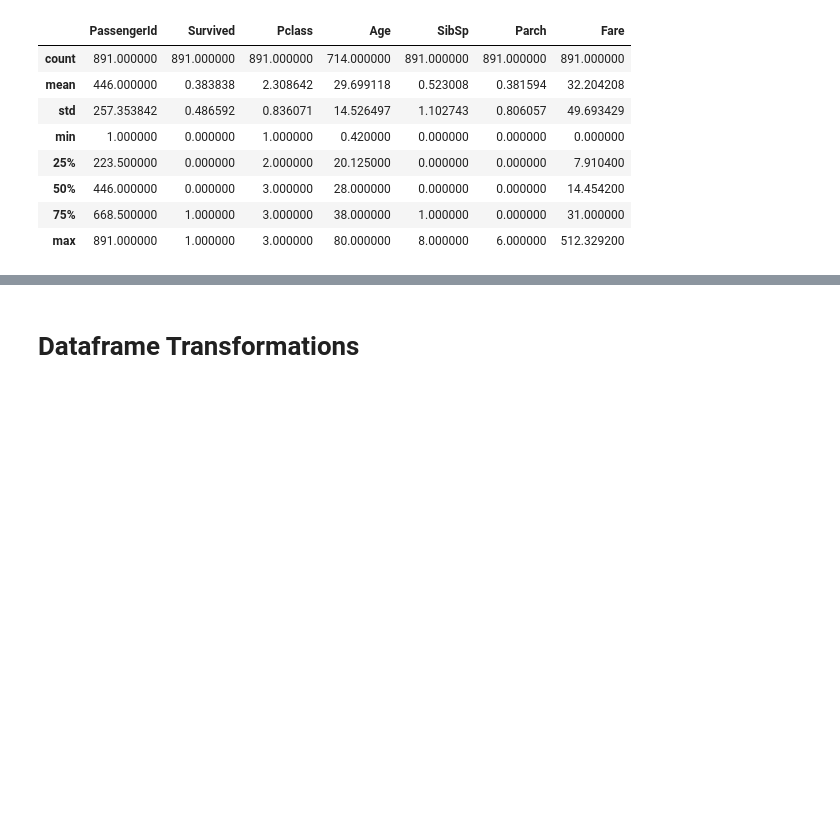
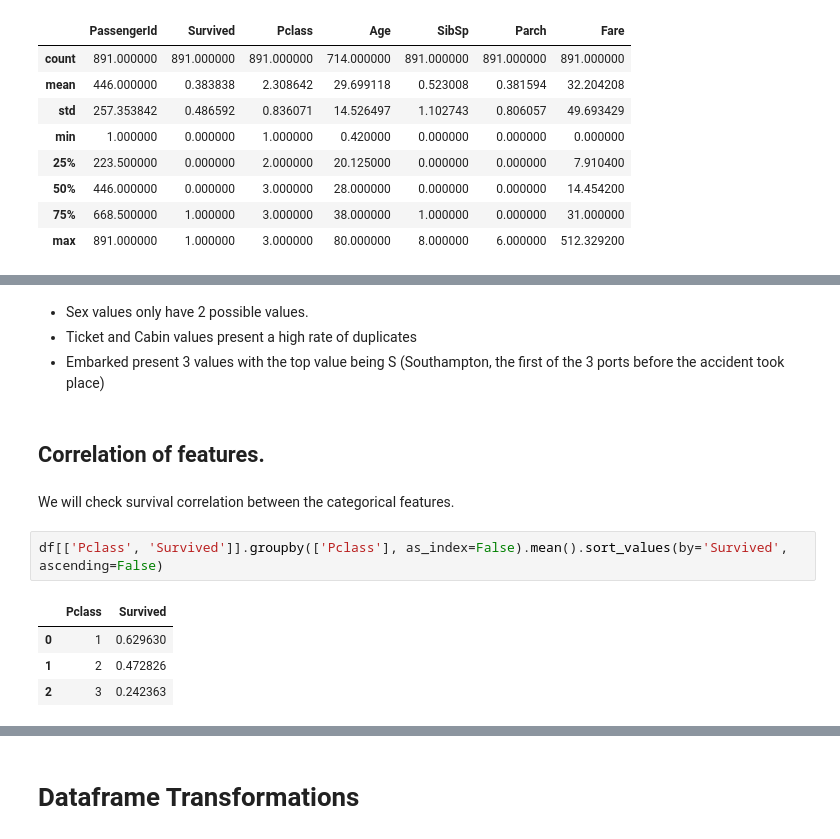
Before and after one commit to jorgegmartin/kaggle_titanic, a Jupyter notebook: titanic-begginer-competition.ipynb, the cells around one changed output, grey strips where cells are left out. Cells and saved outputs as stored; diff of their text form; blank space fills up the shorter version.

```diff
--- a/titanic-begginer-competition.ipynb
+++ b/titanic-begginer-competition.ipynb
@@ -78,0 +108,15 @@ array(['male', 'female'], dtype=object)
+# %% [markdown]
+- Sex values only have 2 possible values.
+- Ticket and Cabin values present a high rate of duplicates
+- Embarked present 3 values with the top value being S (Southampton, the first of the 3 ports before the accident took place)
+# %% [markdown]
+## Correlation of features.
+# %% [markdown]
+We will check survival correlation between the categorical features.
+# %%
+df[['Pclass', 'Survived']].groupby(['Pclass'], as_index=False).mean().sort_values(by='Survived', ascending=False)
+# %% [output]
+|  | Pclass | Survived |
+| 0 | 1 | 0.629630 |
+| 1 | 2 | 0.472826 |
+| 2 | 3 | 0.242363 |
```
Also changed, not shown: parts of 19 cells of this notebook, 3 other files.
